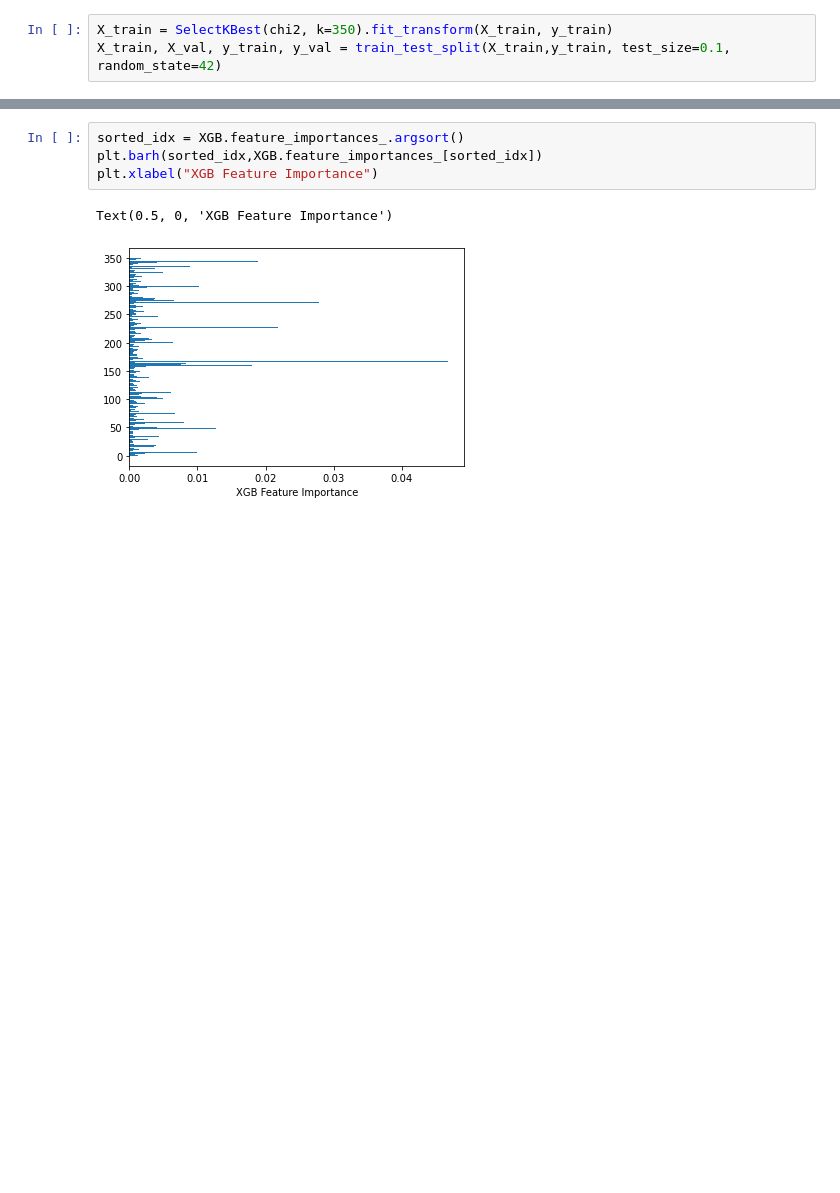
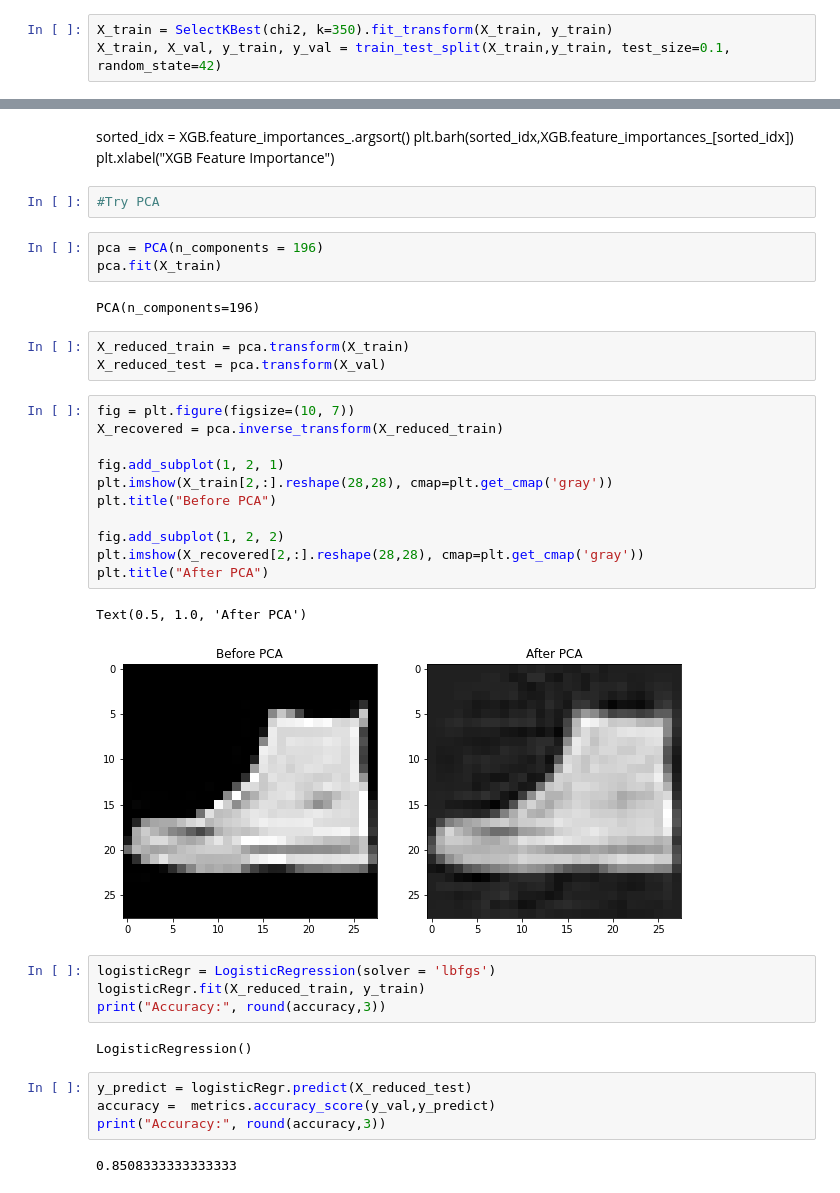
Before and after one commit to NoaAmichai/Fashion-MNIST, a Jupyter notebook: Fashion_MNIST_Project.ipynb, the cells around one changed output, grey strips where cells are left out. Saved outputs shown, nothing was run; the diff lists cells and outputs as text; blank space fills up the shorter version.

```diff
--- a/Fashion_MNIST_Project.ipynb
+++ b/Fashion_MNIST_Project.ipynb
@@ -170,10 +172,43 @@ ax.yaxis.set_ticklabels(["T-shirt/top", "Trouser", "Pullover", "Dress", "Coat",
 plt.show()
 # %% [output]
 [figure]
-# %%
-sorted_idx = XGB.feature_importances_.argsort()
-plt.barh(sorted_idx,XGB.feature_importances_[sorted_idx])
-plt.xlabel("XGB Feature Importance")
-# %% [output]
-Text(0.5, 0, 'XGB Feature Importance')
-[figure, removed]
+# %% [markdown]
+sorted_idx = XGB.feature_importances_.argsort()
+plt.barh(sorted_idx,XGB.feature_importances_[sorted_idx])
+plt.xlabel("XGB Feature Importance")
+# %%
+#Try PCA
+# %%
+pca = PCA(n_components = 196)
+pca.fit(X_train)
+# %% [output]
+PCA(n_components=196)
+# %%
+X_reduced_train = pca.transform(X_train)
+X_reduced_test = pca.transform(X_val)
+# %%
+fig = plt.figure(figsize=(10, 7))
+X_recovered = pca.inverse_transform(X_reduced_train)
+
+fig.add_subplot(1, 2, 1)
+plt.imshow(X_train[2,:].reshape(28,28), cmap=plt.get_cmap('gray'))
+plt.title("Before PCA")
+
+fig.add_subplot(1, 2, 2)
+plt.imshow(X_recovered[2,:].reshape(28,28), cmap=plt.get_cmap('gray'))
+plt.title("After PCA")
+# %% [output]
+Text(0.5, 1.0, 'After PCA')
+[figure, added]
+# %%
+logisticRegr = LogisticRegression(solver = 'lbfgs')
+logisticRegr.fit(X_reduced_train, y_train)
+print("Accuracy:", round(accuracy,3))
+# %% [output]
+LogisticRegression()
+# %%
+y_predict = logisticRegr.predict(X_reduced_test)
+accuracy =  metrics.accuracy_score(y_val,y_predict)
+print("Accuracy:", round(accuracy,3))
+# %% [output]
+0.8508333333333333
```
Also changed, not shown: parts of 21 cells of this notebook.
